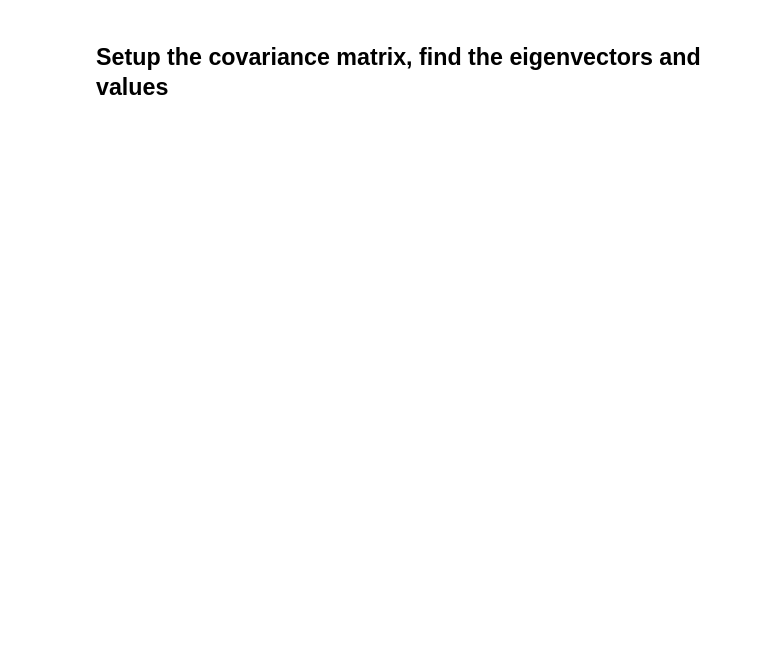
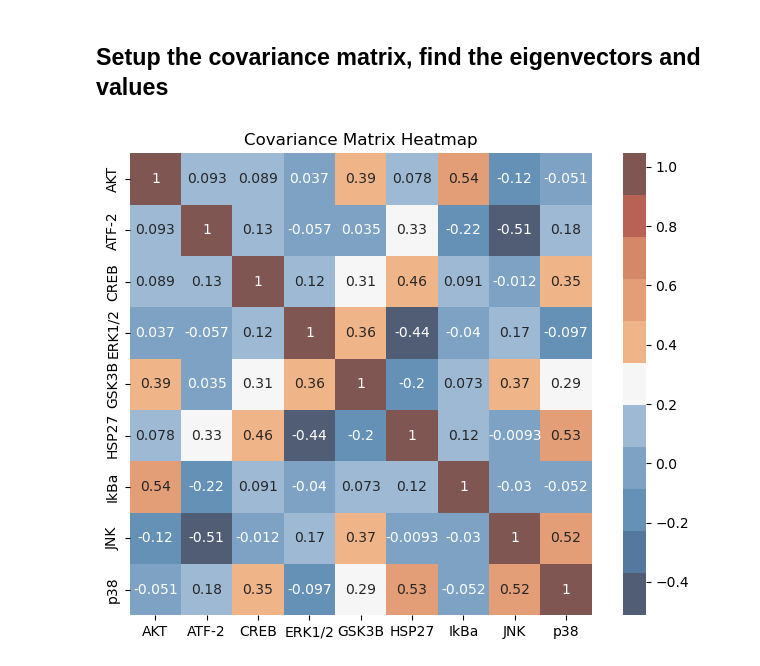
Before and after one commit to knaegle/MDS_JensenJanes, a Jupyter notebook: Jensen_Janes.ipynb, the cells around one changed output. Cells and saved outputs as stored; diff of their text form; code cells hidden in the pictures; blank space fills up the shorter version.

```diff
--- a/Jensen_Janes.ipynb
+++ b/Jensen_Janes.ipynb
@@ -92,3 +170,11 @@ eigVals, eigVec = np.linalg.eig(S)
+# %%
+S = df_data_zscore.cov()
+plt.figure(figsize=(8, 6))
+sns.heatmap(S, annot=True, cmap=custom_cmap, square=True)
+plt.title('Covariance Matrix Heatmap')
+plt.show()
+# %% [output]
+[figure, added]
 # %%
 #Check eigVals, are they sorted and in which order (ascending/descending) -- here shows it is in descending
 # so the 0th eigenvector is PC1.
```
Also changed, not shown: parts of 16 cells of this notebook.
